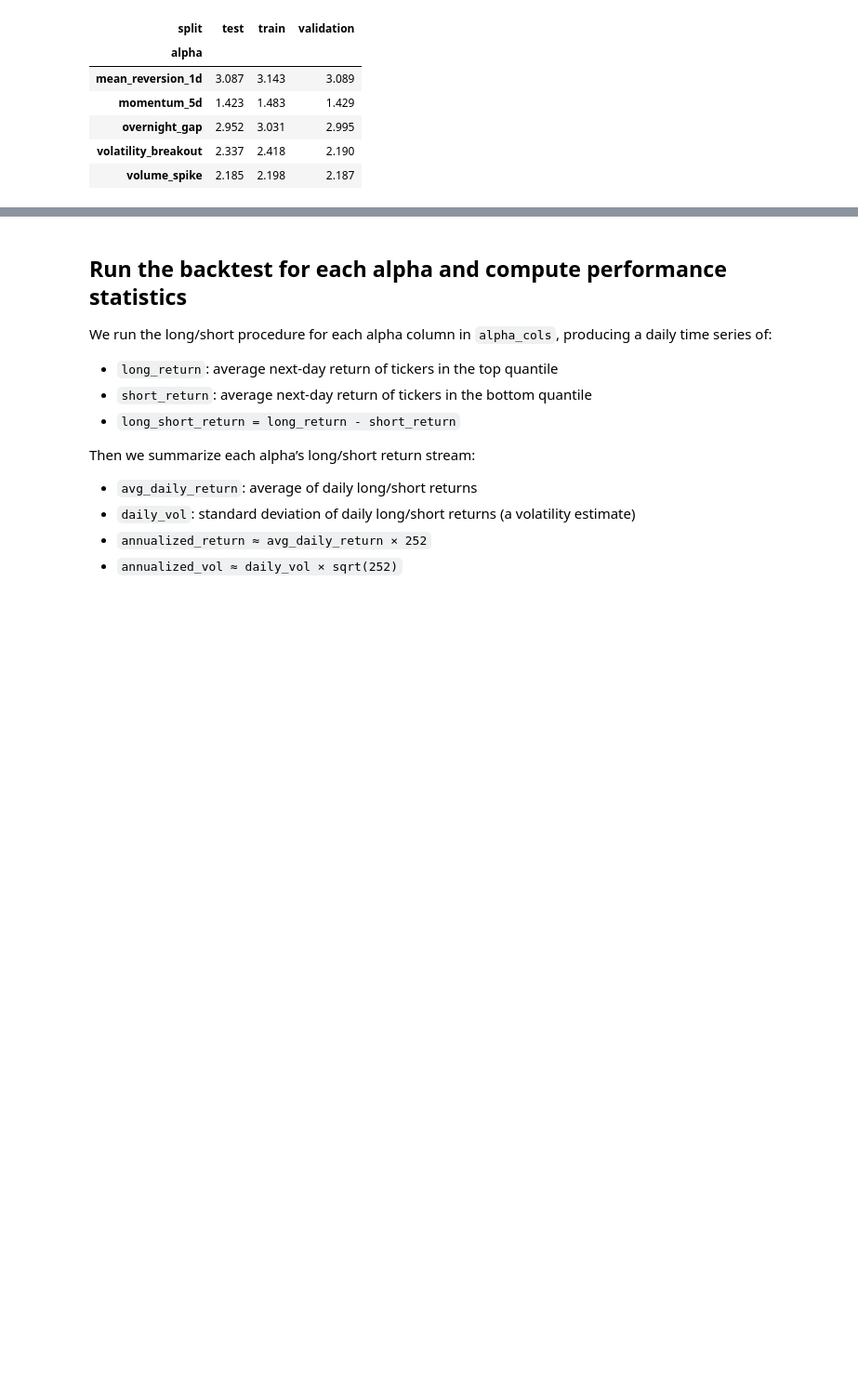
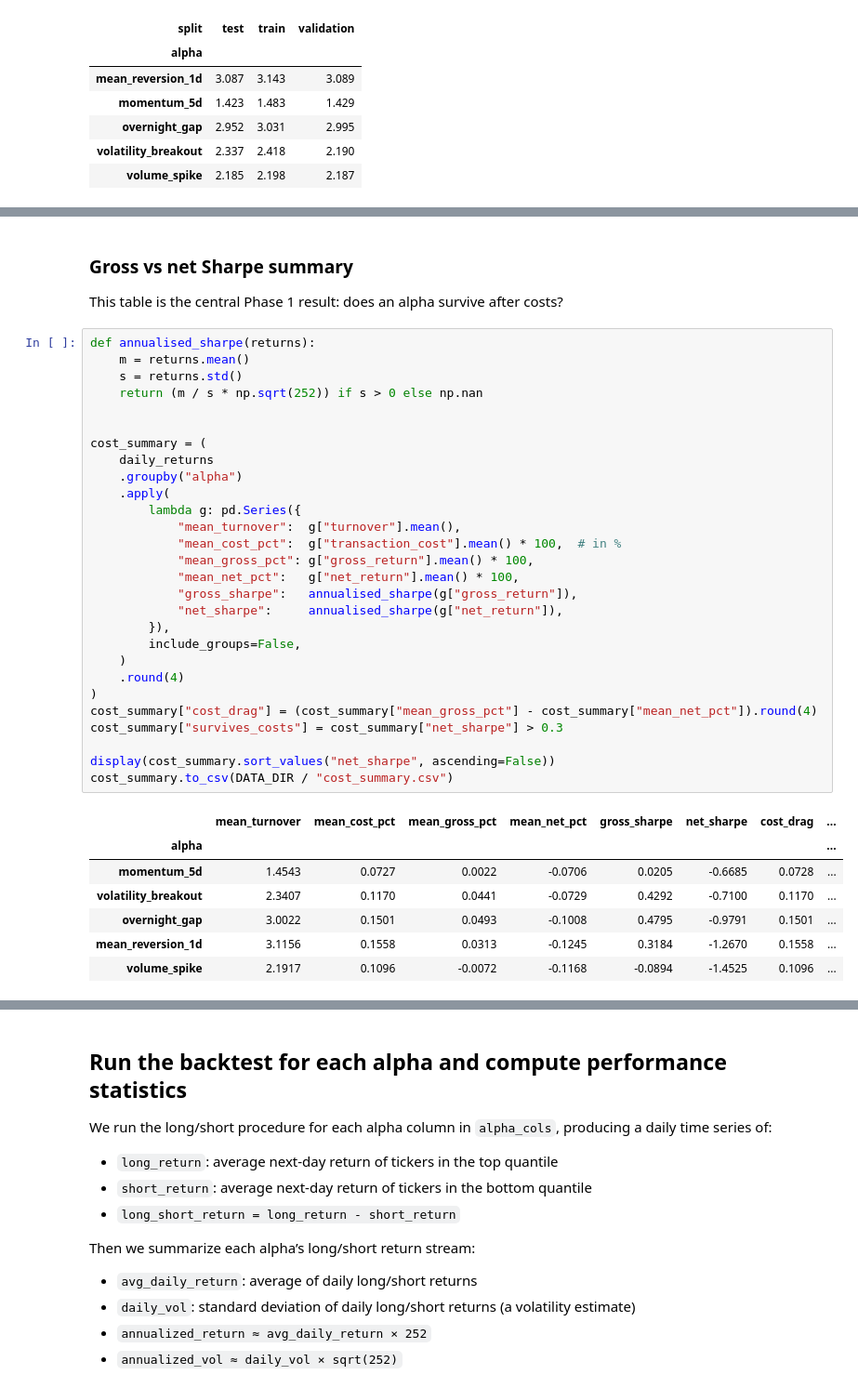
Before and after one commit to jinhanjinhan/AlphaForge-AI, a Jupyter notebook: notebooks/02_alpha_eval_with_splits_and_costs.ipynb, the cells around one changed output, grey strips where cells are left out. Shown at 93% size. Saved outputs shown, nothing was run; the diff lists cells and outputs as text; blank space fills up the shorter version.

```diff
--- a/notebooks/02_alpha_eval_with_splits_and_costs.ipynb
+++ b/notebooks/02_alpha_eval_with_splits_and_costs.ipynb
@@ -680,0 +729,40 @@ display(
+# %% [markdown]
+### Gross vs net Sharpe summary
+
+This table is the central Phase 1 result: does an alpha survive after costs?
+# %%
+def annualised_sharpe(returns):
+    m = returns.mean()
+    s = returns.std()
+    return (m / s * np.sqrt(252)) if s > 0 else np.nan
+
+
+cost_summary = (
+    daily_returns
+    .groupby("alpha")
+    .apply(
+        lambda g: pd.Series({
+            "mean_turnover":  g["turnover"].mean(),
+            "mean_cost_pct":  g["transaction_cost"].mean() * 100,  # in %
+            "mean_gross_pct": g["gross_return"].mean() * 100,
+            "mean_net_pct":   g["net_return"].mean() * 100,
+            "gross_sharpe":   annualised_sharpe(g["gross_return"]),
+            "net_sharpe":     annualised_sharpe(g["net_return"]),
+        }),
+        include_groups=False,
+    )
+    .round(4)
+)
+cost_summary["cost_drag"] = (cost_summary["mean_gross_pct"] - cost_summary["mean_net_pct"]).round(4)
+cost_summary["survives_costs"] = cost_summary["net_sharpe"] > 0.3
+
+display(cost_summary.sort_values("net_sharpe", ascending=False))
+cost_summary.to_csv(DATA_DIR / "cost_summary.csv")
+# %% [output]
+|  | mean_turnover | mean_cost_pct | mean_gross_pct | mean_net_pct | gross_sharpe | net_sharpe | cost_drag | ... |
+| alpha |  |  |  |  |  |  |  | ... |
+| momentum_5d | 1.4543 | 0.0727 | 0.0022 | -0.0706 | 0.0205 | -0.6685 | 0.0728 | ... |
+| volatility_breakout | 2.3407 | 0.1170 | 0.0441 | -0.0729 | 0.4292 | -0.7100 | 0.1170 | ... |
+| overnight_gap | 3.0022 | 0.1501 | 0.0493 | -0.1008 | 0.4795 | -0.9791 | 0.1501 | ... |
+| mean_reversion_1d | 3.1156 | 0.1558 | 0.0313 | -0.1245 | 0.3184 | -1.2670 | 0.1558 | ... |
+| volume_spike | 2.1917 | 0.1096 | -0.0072 | -0.1168 | -0.0894 | -1.4525 | 0.1096 | ... |
```
Also changed, not shown: parts of 6 cells of this notebook, 5 other files.
